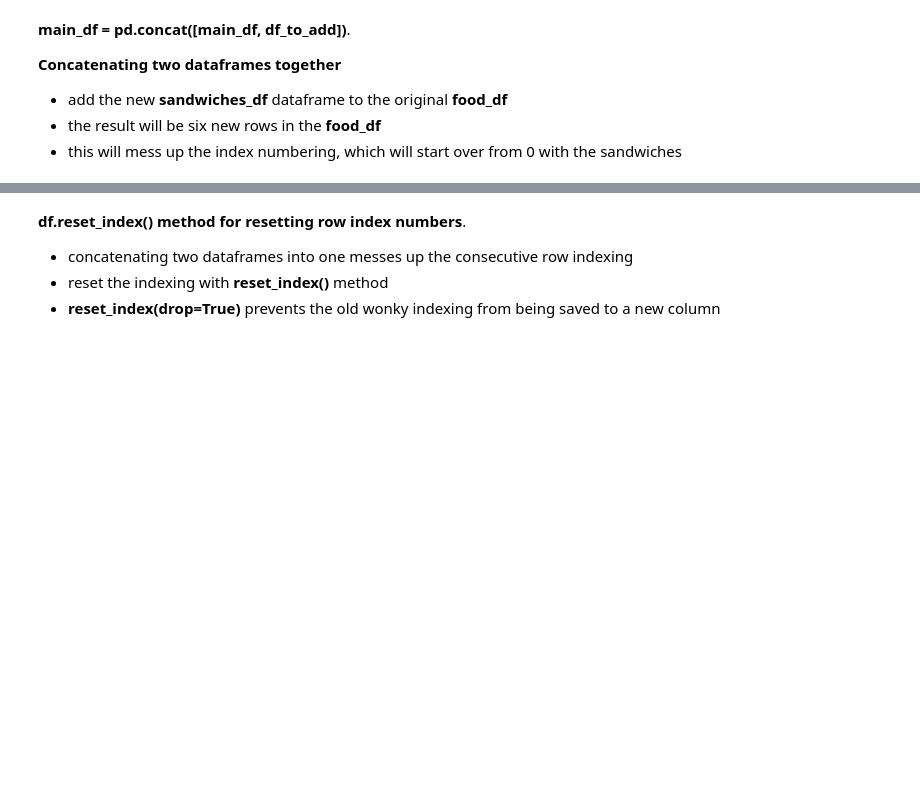
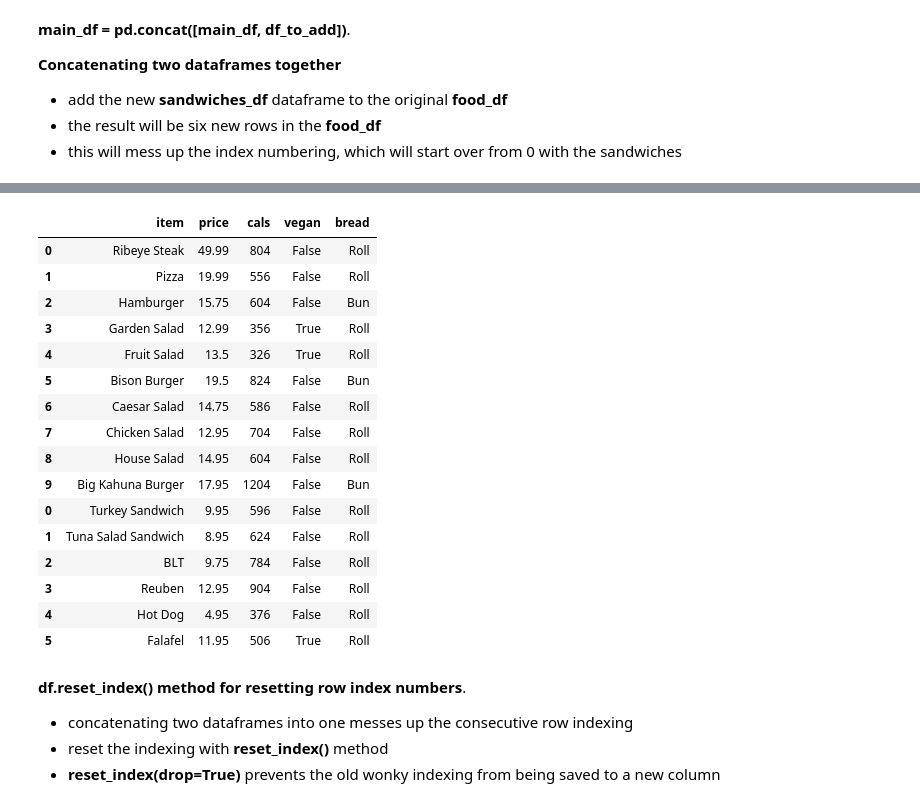
Before and after one commit to brianmccln/____TMobile-Python-Data-Sci-main, a Jupyter notebook: __START/07-Pandas-DataFrame-PROG.ipynb, the cells around one changed output, grey strips where cells are left out. Saved outputs shown, nothing was run; the diff lists cells and outputs as text; code cells hidden in the pictures; blank space fills up the shorter version.

```diff
--- a/__START/07-Pandas-DataFrame-PROG.ipynb
+++ b/__START/07-Pandas-DataFrame-PROG.ipynb
@@ -547,3 +1102,36 @@ print()
+# %%
+# use apply lambda to set bread to either 'bun' for burgers or 'roll' for everything else
+# we need access to TWO cols for this: 'item' to check if it's a 'burger' and 'bread' to set the value to either 'bun' or 'roll'
+# since we need access to TWO cols, call the apply() method on the WHOLE df -- not any ONE col
+# BUT we save the result to the 'bread' col, so start w that:
+# food_df['bread'] = np.where(
+#     food_df['item'].str.contains('burger', case=False, na=False),
+#     'Bun',
+#     'Roll'
+# )
+food_df['bread'] = food_df['item'].apply(
+    lambda itm: 'Bun' if 'burger' in itm.lower() else 'Roll'
+)
+# %%
+food_df
+# %% [output]
+|  | item | price | cals | vegan | bread |
+| 0 | Ribeye Steak | 49.99 | 804 | False | Roll |
+| 1 | Pizza | 19.99 | 556 | False | Roll |
+| 2 | Hamburger | 15.75 | 604 | False | Bun |
+| 3 | Garden Salad | 12.99 | 356 | True | Roll |
+| 4 | Fruit Salad | 13.5 | 326 | True | Roll |
+| 5 | Bison Burger | 19.5 | 824 | False | Bun |
+| 6 | Caesar Salad | 14.75 | 586 | False | Roll |
+| 7 | Chicken Salad | 12.95 | 704 | False | Roll |
+| 8 | House Salad | 14.95 | 604 | False | Roll |
+| 9 | Big Kahuna Burger | 17.95 | 1204 | False | Bun |
+| 0 | Turkey Sandwich | 9.95 | 596 | False | Roll |
+| 1 | Tuna Salad Sandwich | 8.95 | 624 | False | Roll |
+| 2 | BLT | 9.75 | 784 | False | Roll |
+| 3 | Reuben | 12.95 | 904 | False | Roll |
+| 4 | Hot Dog | 4.95 | 376 | False | Roll |
+| 5 | Falafel | 11.95 | 506 | True | Roll |
 # %% [markdown]
 **df.reset_index() method for resetting row index numbers**.
 - concatenating two dataframes into one messes up the consecutive row indexing
```
Also changed, not shown: parts of 131 cells of this notebook.
